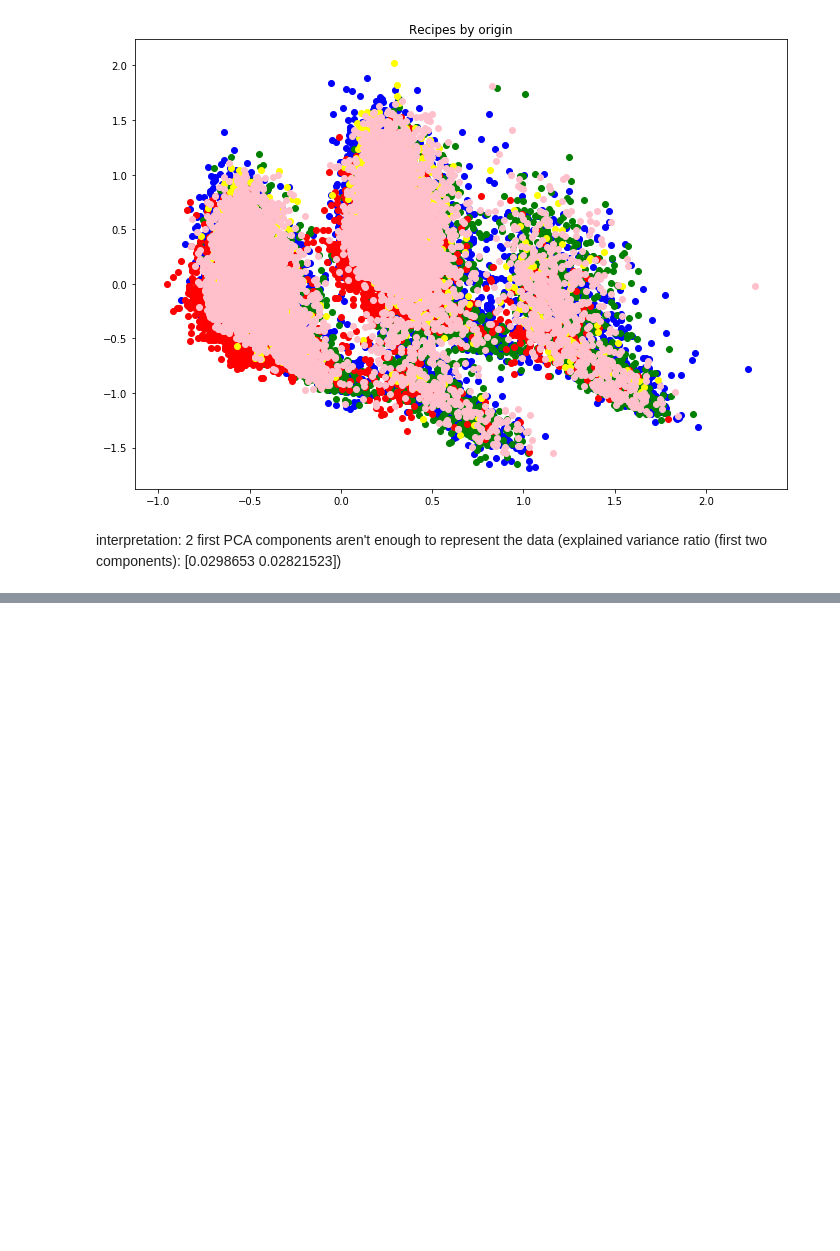
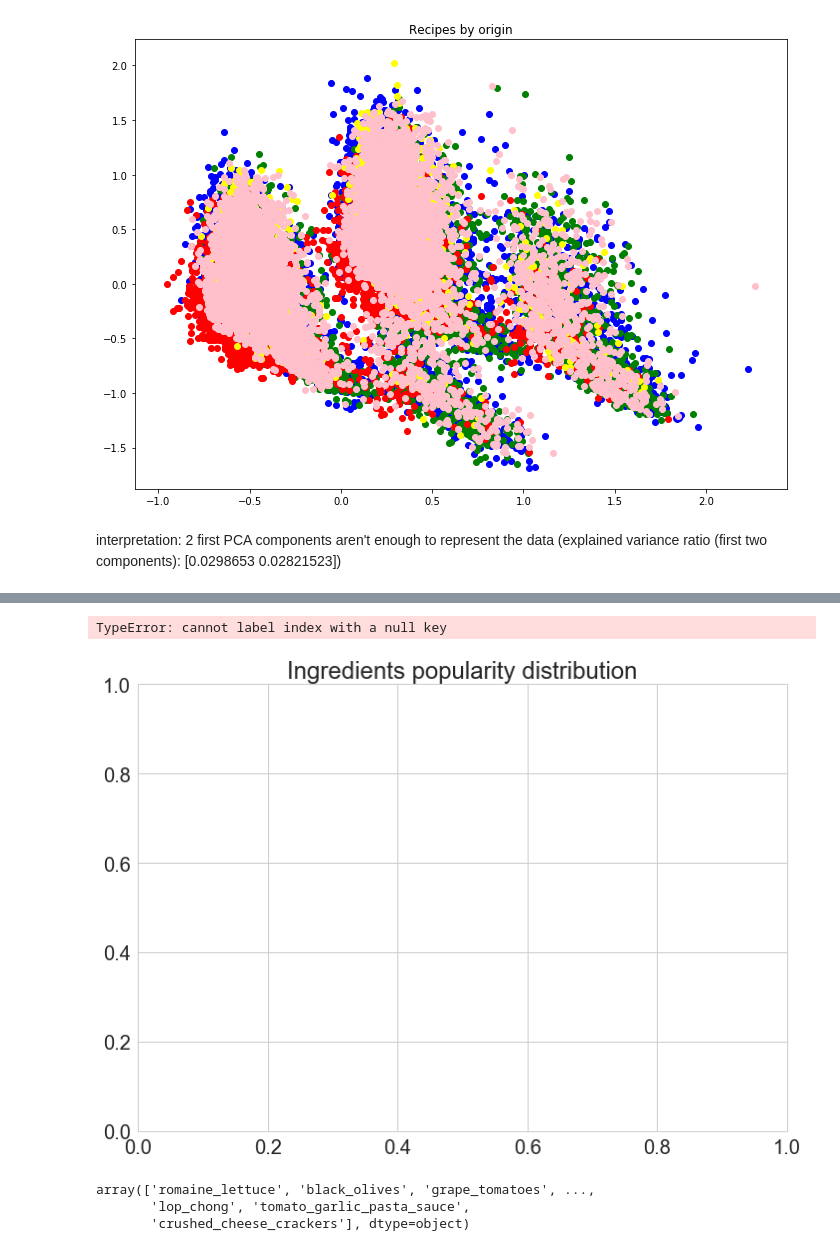
Before and after one commit to Slowika/Bag-of-Recipes, a Jupyter notebook: Exploratory_Data_Analysis.ipynb, the cells around one changed output, grey strips where cells are left out. Saved outputs shown, nothing was run; the diff lists cells and outputs as text; code cells hidden in the pictures; blank space fills up the shorter version.

```diff
--- a/Exploratory_Data_Analysis.ipynb
+++ b/Exploratory_Data_Analysis.ipynb
@@ -202,0 +198,6 @@ interpretation: 2 first PCA components aren't enough to represent the data (expl
+# %%
+transposed = no_outliers.transpose().iloc[:-3, :]
+# %%
+transposed['count'] = transposed.sum(axis=1) # number of ingredients
+# %%
+transposed['name'] = transposed.index.values
@@ -202,0 +225,3 @@ interpretation: 2 first PCA components aren't enough to represent the data (expl
+# %%
+transposed = transposed.sort_values(['count'], ascending=False).iloc[:100]
+transposed
@@ -202,0 +249,24 @@ interpretation: 2 first PCA components aren't enough to represent the data (expl
+# %%
+fig, ax = plt.subplots()
+fig.set_size_inches(11.7, 8.27)
+
+
+transposed = transposed.sort_values(['count'], ascending=False).iloc[:100]
+sns.set(font_scale=2)
+sns.set_style("whitegrid")
+
+plt.title("Ingredients popularity distribution")
+
+_ = sns.barplot(ax=ax, x='count', y='name', data=transposed, orient='h', label='big', color='lightseagreen')
+plt.tight_layout()
+fig.savefig('ingredient_popularity.pdf')
+# %% [output]
+TypeError: cannot label index with a null key
+[figure, added]
+# %%
+ingredients = transposed.index.values
+ingredients
+# %% [output]
+array(['romaine_lettuce', 'black_olives', 'grape_tomatoes', ...,
+       'lop_chong', 'tomato_garlic_pasta_sauce',
+       'crushed_cheese_crackers'], dtype=object)
```
Also changed, not shown: parts of 17 cells of this notebook.
